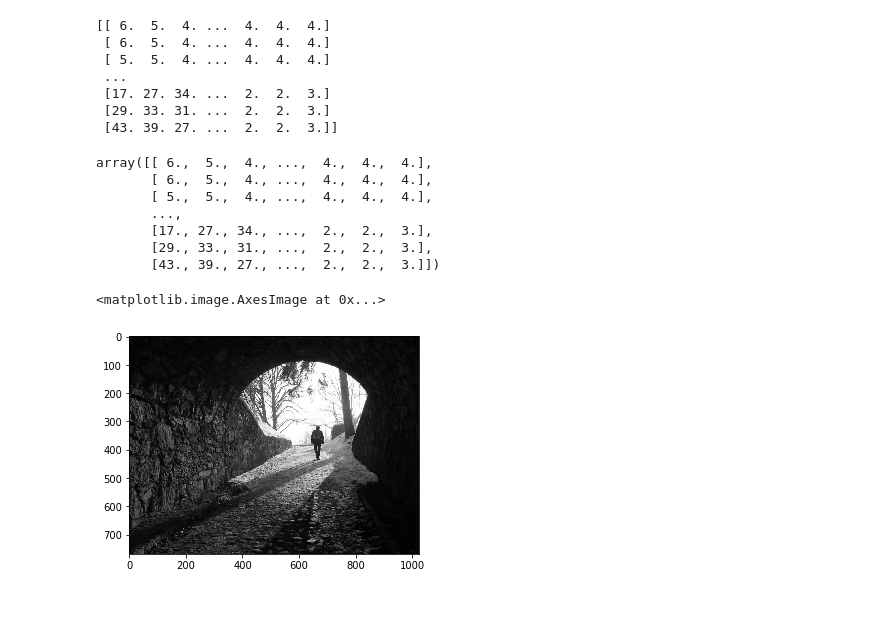
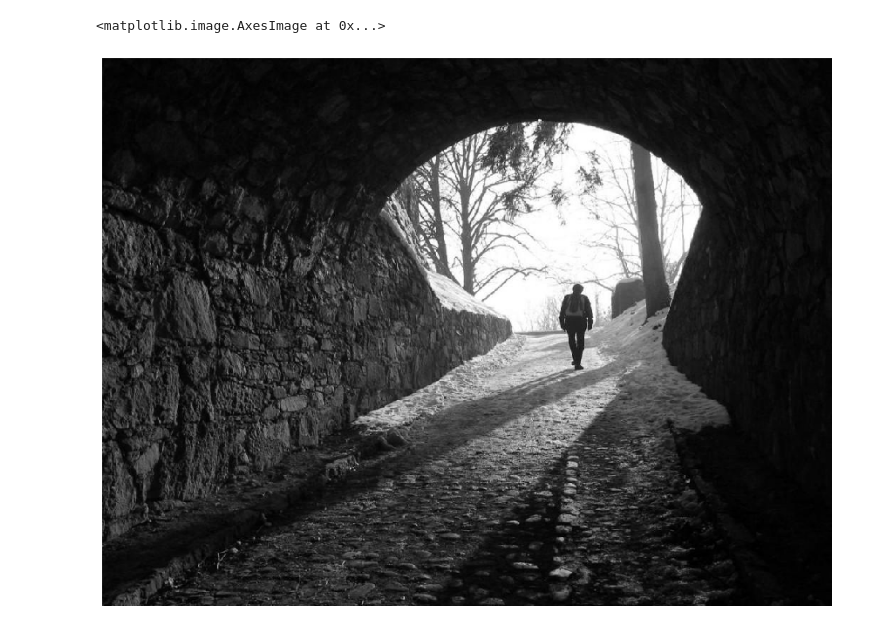
Before and after one commit to asp-image-dsp/image-processing-tp03, a Jupyter notebook: notebooks/ex6.ipynb, the cells around one changed output. Drawn from its saved outputs; the diff is of its cells as text; code cells hidden in the pictures.

```diff
--- a/notebooks/ex6.ipynb
+++ b/notebooks/ex6.ipynb
@@ -28,30 +19,10 @@ cv2.destroyAllWindows()
+# %%
+fig = plt.figure()
+fig.set_size_inches(15, 15)
+plt.axis('off')
+plt.imshow(img, cmap='gray')
+# %% [output]
+<matplotlib.image.AxesImage at 0x...>
+[figure, added]
 # %%
 img_f = homomorphic_filtering(img)
-print(img_f)
-# %% [output]
-[[ 6.  5.  4. ...  4.  4.  4.]
- [ 6.  5.  4. ...  4.  4.  4.]
- [ 5.  5.  4. ...  4.  4.  4.]
- ...
- [17. 27. 34. ...  2.  2.  3.]
- [29. 33. 31. ...  2.  2.  3.]
- [43. 39. 27. ...  2.  2.  3.]]
-# %%
-abs_img_f = np.abs(img_f)
-np.interp(abs_img_f, (abs_img_f.min(), abs_img_f.max()), (0, 255))
-# %% [output]
-array([[ 6.,  5.,  4., ...,  4.,  4.,  4.],
-       [ 6.,  5.,  4., ...,  4.,  4.,  4.],
-       [ 5.,  5.,  4., ...,  4.,  4.,  4.],
-       ...,
-       [17., 27., 34., ...,  2.,  2.,  3.],
-       [29., 33., 31., ...,  2.,  2.,  3.],
-       [43., 39., 27., ...,  2.,  2.,  3.]])
-# %%
-plt.imshow(np.abs(fft.ifft(fft.fft(img))), cmap='gray')
-# cv2.imshow('Image with holomorphic filter', np.interp(abs_img_f, (abs_img_f.min(), abs_img_f.max()), (0, 255)))
-# cv2.waitKey(0)
-# cv2.destroyAllWindows()
-# %% [output]
-<matplotlib.image.AxesImage at 0x...>
-[figure, removed]
```
Also changed, not shown: parts of 3 cells of this notebook.
